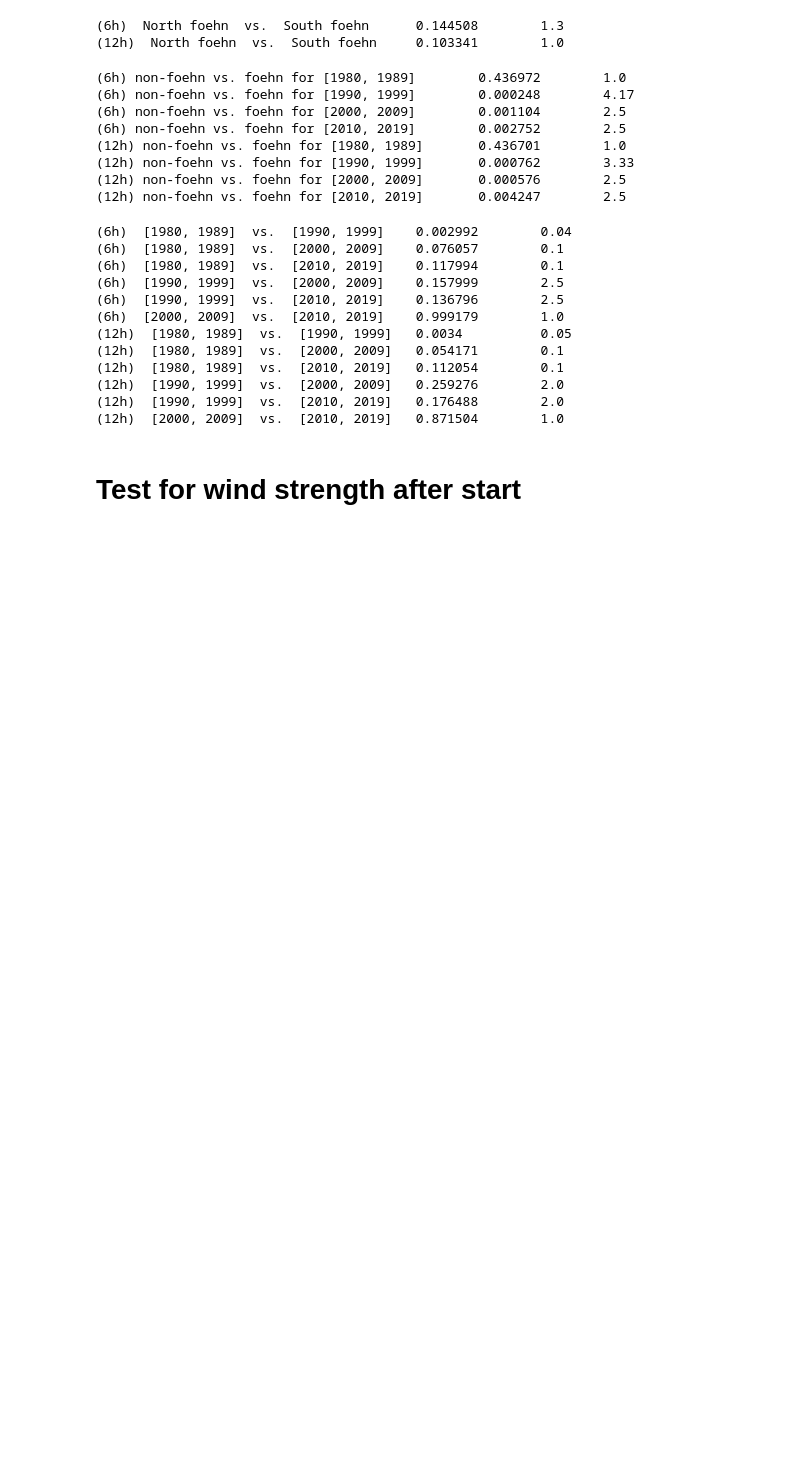
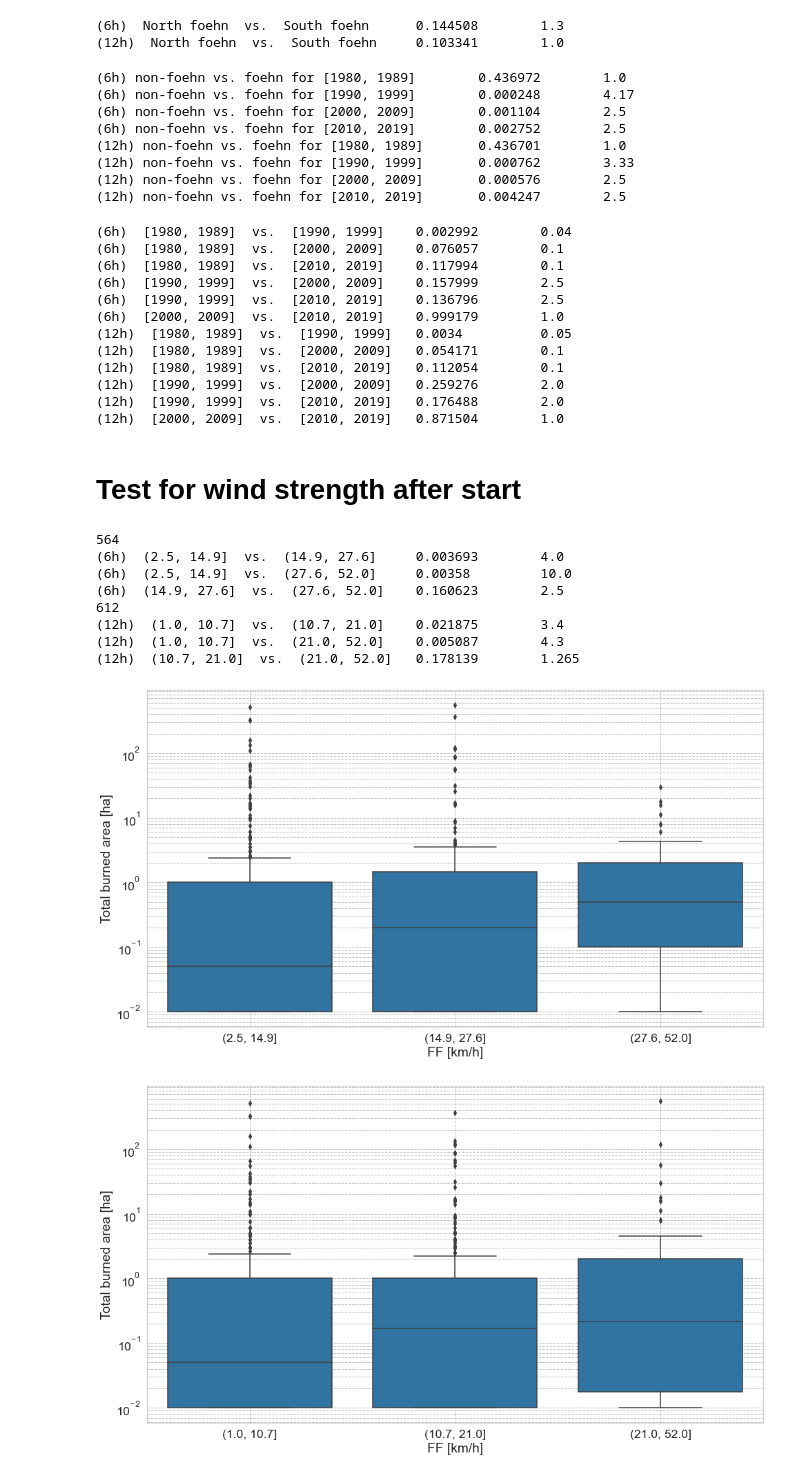
Before and after one commit to ch-mon/foehn-fire-impact, a Jupyter notebook: notebooks/data_exploration.ipynb, the cells around one changed output. Drawn from its saved outputs; the diff is of its cells as text; code cells hidden in the pictures; blank space fills up the shorter version.

```diff
--- a/notebooks/data_exploration.ipynb
+++ b/notebooks/data_exploration.ipynb
@@ -183,0 +136,15 @@ print(pd.Interval(bins[2], bins[3]), "\t",
+# %%
+bins_dict = {6: [2.5,14.9,27.6,52], 12: [1,10.7,21,52]}
+for hour in [6,12]:
+    test_foehn_strength(df, hours=hour, strength_var="FF", bins=bins_dict[hour])
+# %% [output]
+564
+(6h)  (2.5, 14.9]  vs.  (14.9, 27.6]     0.003693        4.0
+(6h)  (2.5, 14.9]  vs.  (27.6, 52.0]     0.00358         10.0
+(6h)  (14.9, 27.6]  vs.  (27.6, 52.0]    0.160623        2.5
+612
+(12h)  (1.0, 10.7]  vs.  (10.7, 21.0]    0.021875        3.4
+(12h)  (1.0, 10.7]  vs.  (21.0, 52.0]    0.005087        4.3
+(12h)  (10.7, 21.0]  vs.  (21.0, 52.0]   0.178139        1.265
+[figure, added]
+[figure, added]
```
Also changed, not shown: parts of 11 cells of this notebook, 1 other file.
